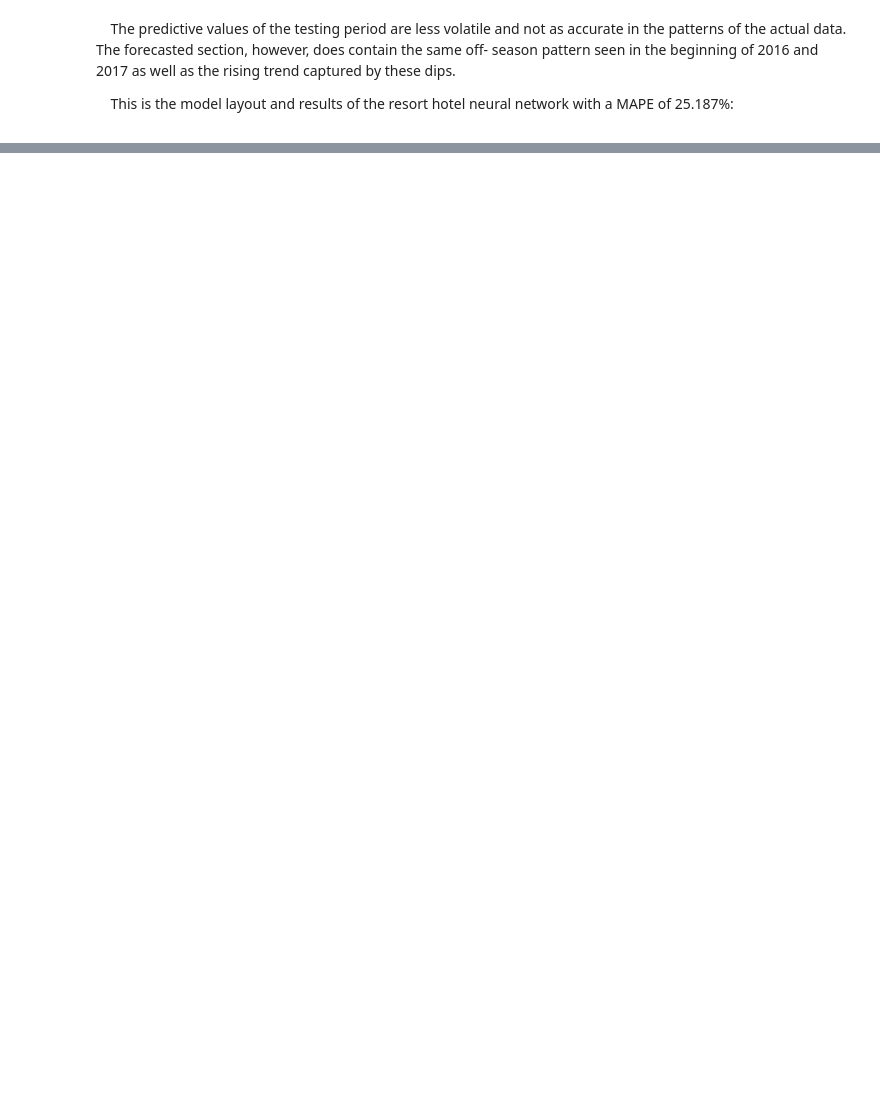
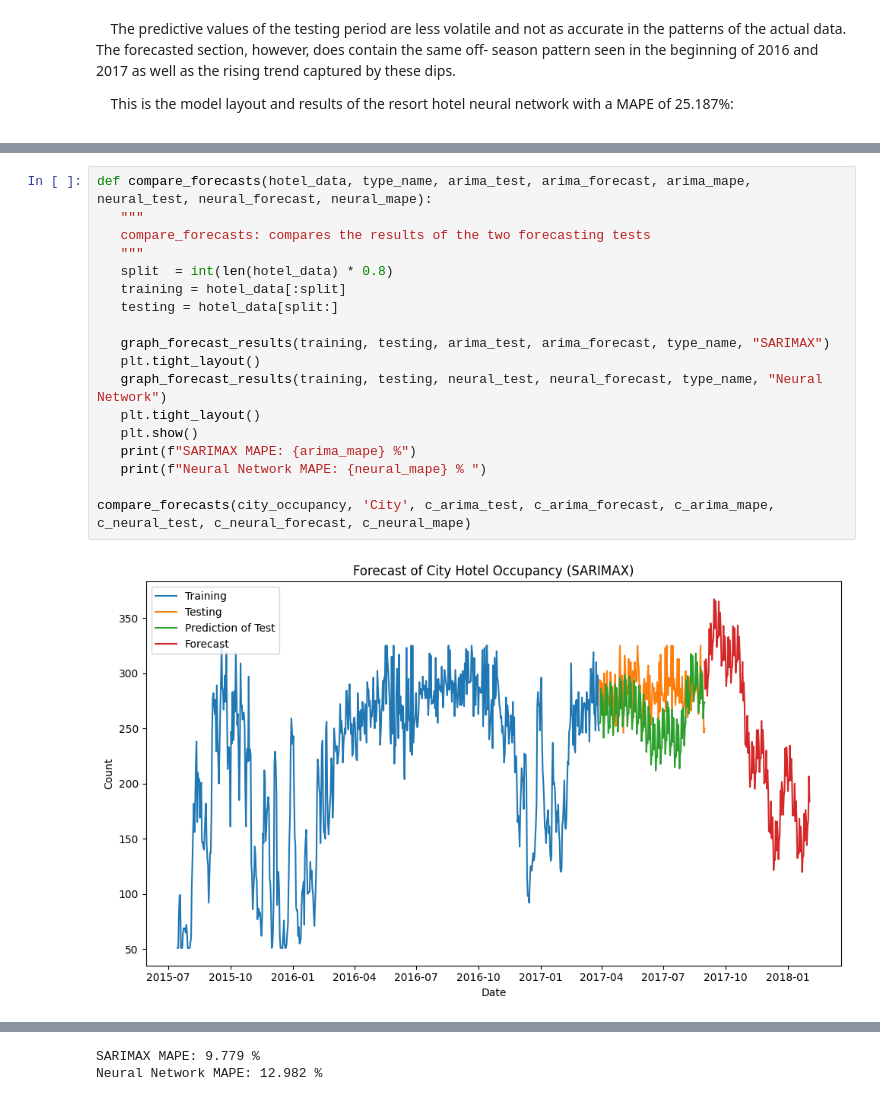
Before and after one commit to K3-10e/WGU-Data-Analytics-Portfolio, a Jupyter notebook: Capstone/SARIMAX and Neural Network Forecasting.ipynb, the cells around one changed output, grey strips where cells are left out. Saved outputs shown, nothing was run; the diff lists cells and outputs as text; blank space fills up the shorter version.

```diff
--- a/Capstone/SARIMAX and Neural Network Forecasting.ipynb
+++ b/Capstone/SARIMAX and Neural Network Forecasting.ipynb
@@ -1916,0 +2373,20 @@ differentiations needed for the data is represented by the d variable in SARIMAX
+# %%
+def compare_forecasts(hotel_data, type_name, arima_test, arima_forecast, arima_mape, neural_test, neural_forecast, neural_mape):
+   """
+   compare_forecasts: compares the results of the two forecasting tests
+   """
+   split  = int(len(hotel_data) * 0.8)
+   training = hotel_data[:split]
+   testing = hotel_data[split:]
+
+   graph_forecast_results(training, testing, arima_test, arima_forecast, type_name, "SARIMAX")
+   plt.tight_layout()
+   graph_forecast_results(training, testing, neural_test, neural_forecast, type_name, "Neural Network")
+   plt.tight_layout()
+   plt.show()
+   print(f"SARIMAX MAPE: {arima_mape} %")
+   print(f"Neural Network MAPE: {neural_mape} % ")
+
+compare_forecasts(city_occupancy, 'City', c_arima_test, c_arima_forecast, c_arima_mape, c_neural_test, c_neural_forecast, c_neural_mape)
+# %% [output]
+[figure, added]
@@ -1916,0 +2394,2 @@ differentiations needed for the data is represented by the d variable in SARIMAX
+SARIMAX MAPE: 9.779 %
+Neural Network MAPE: 12.982 %
```
Also changed, not shown: parts of 19 cells of this notebook, 2 other files.
